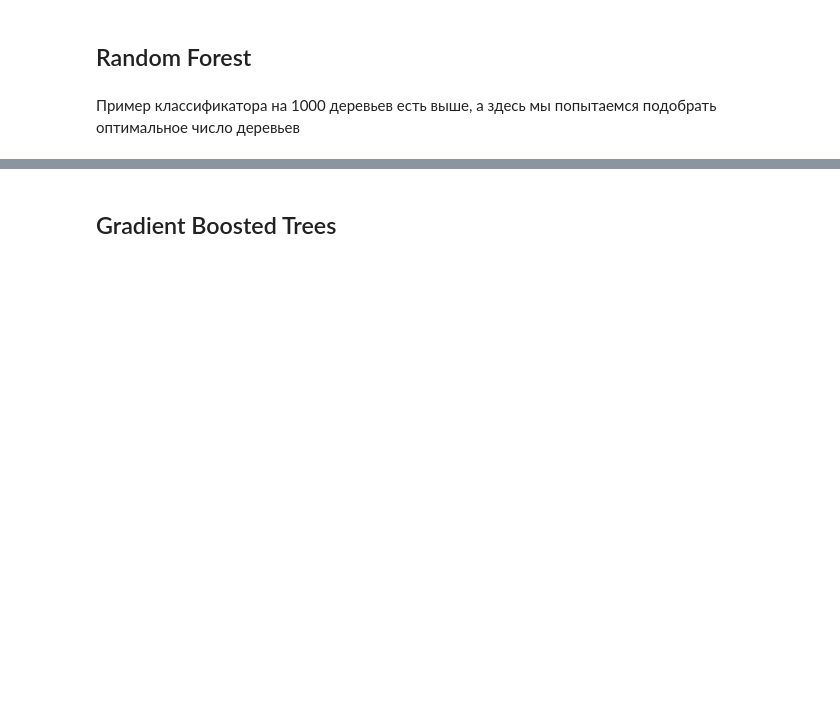
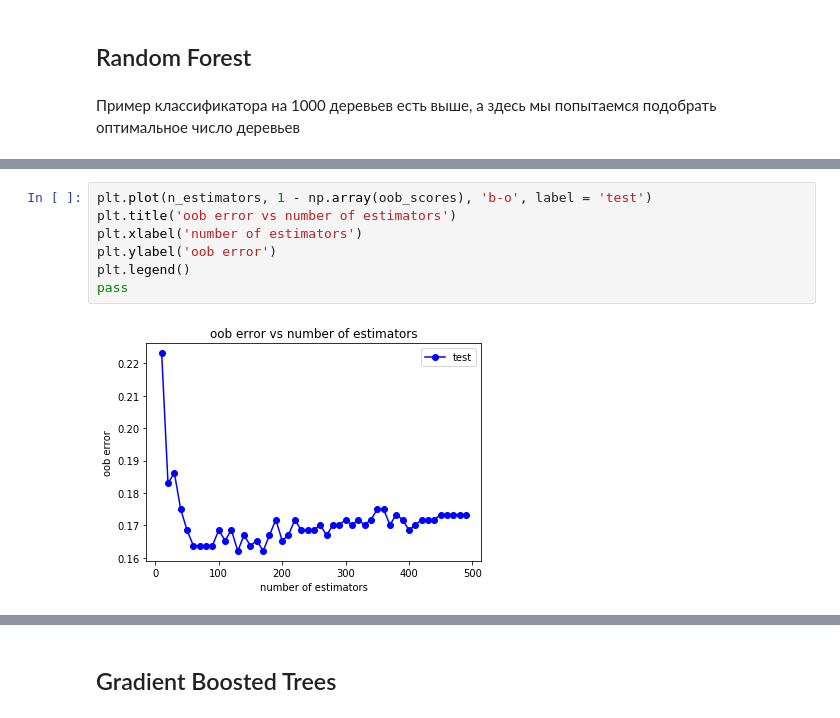
Before and after one commit to ZinovievVladimir/machine-learning, a Jupyter notebook: titanic.ipynb, the cells around one changed output, grey strips where cells are left out. Drawn from its saved outputs; the diff is of its cells as text; blank space fills up the shorter version.

```diff
--- a/titanic.ipynb
+++ b/titanic.ipynb
@@ -683,3 +685,12 @@ pass
+# %%
+plt.plot(n_estimators, 1 - np.array(oob_scores), 'b-o', label = 'test')
+plt.title('oob error vs number of estimators')
+plt.xlabel('number of estimators')
+plt.ylabel('oob error')
+plt.legend()
+pass
+# %% [output]
+[figure, added]
 # %%
 min_train_err = np.min(train_err)
 min_test_err = np.min(test_err)
```
Also changed, not shown: parts of 20 cells of this notebook.
